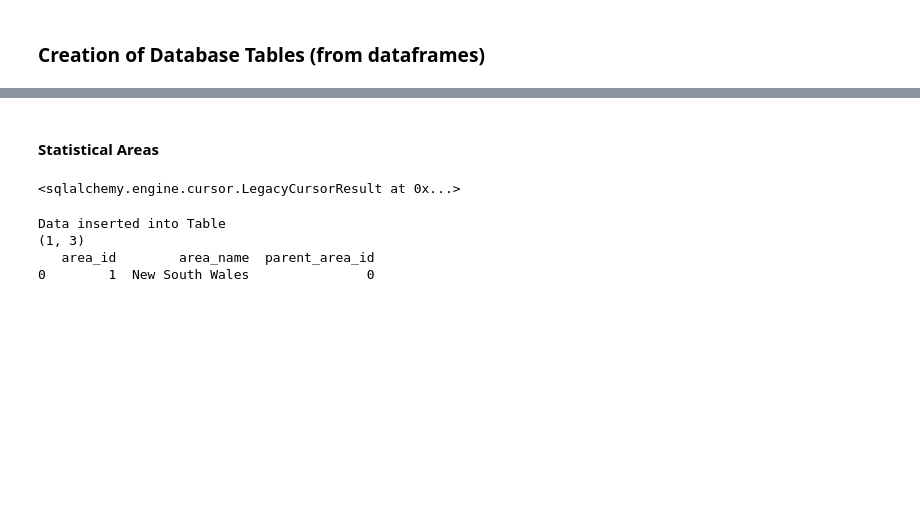
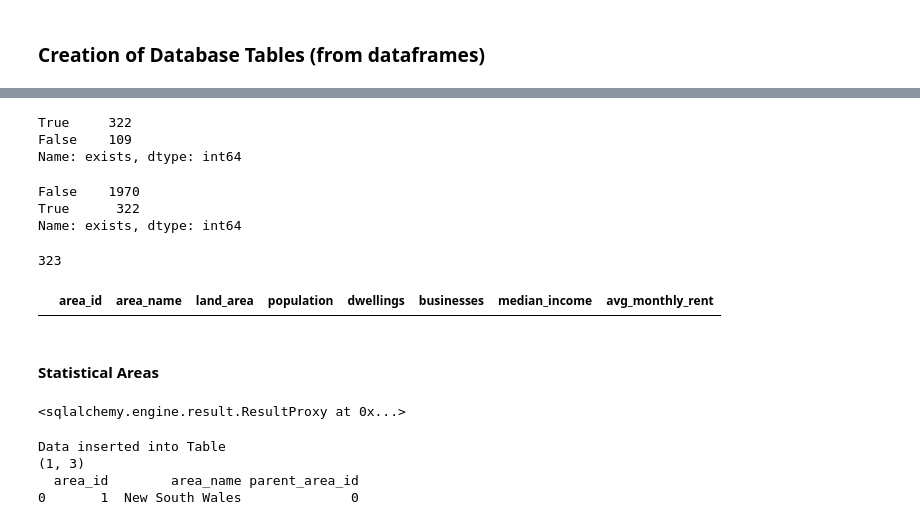
Before and after one commit to ew92/data2001_project, a Jupyter notebook: main.ipynb, the cells around one changed output, grey strips where cells are left out. Drawn from its saved outputs; the diff is of its cells as text; code cells hidden in the pictures; blank space fills up the shorter version.

```diff
--- a/main.ipynb
+++ b/main.ipynb
@@ -253,15 +373,49 @@ print(db.table_names())
+# %%
+# Establishing set relationships between tables
+test_df = stat_areas_df.copy() # 431 unique area_ids exist in statisticalareas
+subset = set(nbhd_df.area_id.unique()) # 322 unique area_ids exist in neighbourhoods
+test_df['exists'] = stat_areas_df.area_id.map(lambda x : True if x in subset else False)
+test_df['exists'].value_counts()
+
+# Statisticalareas contains a master list of area_ids of which the set of neighbourhoods area_id values is a subset
+# (It is a PK in its own table and an FK in relation to statisticalareas)
+# %% [output]
+True     322
+False    109
+Name: exists, dtype: int64
+# %%
+sa2s_in_statareas = stat_areas_df.loc[stat_areas_df['area_id'].str.len() == 9]
+
+test_df2 = sa2_gdf.copy()
+subset2 = set(sa2s_in_statareas.area_id.unique())
+test_df2['exists'] = sa2_gdf.sa2_main16.map(lambda x : True if x in subset2 else False)
+test_df2['exists'].value_counts()
+# %% [output]
+False    1970
+True      322
+Name: exists, dtype: int64
+# %%
+len(sa2s_in_statareas)
+# %% [output]
+323
+# %%
+nbhd_df.loc[nbhd_df.area_id=="101021007"]
+# %% [output]
+|  | area_id | area_name | land_area | population | dwellings | businesses | median_income | avg_monthly_rent |
 # %% [markdown]
 #### Statistical Areas
-# %%
-stat_areas_create = '''CREATE TABLE statisticalareas (
-                     area_id VARCHAR(9) PRIMARY KEY,
-                     area_name VARCHAR(100),
-                     parent_area_id VARCHAR(9)
-                     )'''
-
-conn.execute("DROP TABLE IF EXISTS statisticalareas")
-conn.execute(stat_areas_create)
-# %% [output]
-<sqlalchemy.engine.cursor.LegacyCursorResult at 0x...>
+# %%
+conn.execute("DROP TABLE IF EXISTS statisticalareas")
+
+stat_areas_create = '''CREATE TABLE statisticalareas (
+                     area_id VARCHAR NOT NULL,
+                     area_name VARCHAR NOT NULL,
+                     parent_area_id VARCHAR NOT NULL,
+                     CONSTRAINT statisticalareas_pkey PRIMARY KEY (area_id)
+                     )'''
+
+conn.execute(stat_areas_create)
+# %% [output]
+<sqlalchemy.engine.result.ResultProxy at 0x...>
 # %%
 # Insert dataset
```
Also changed, not shown: parts of 28 cells of this notebook, 3 other files.
